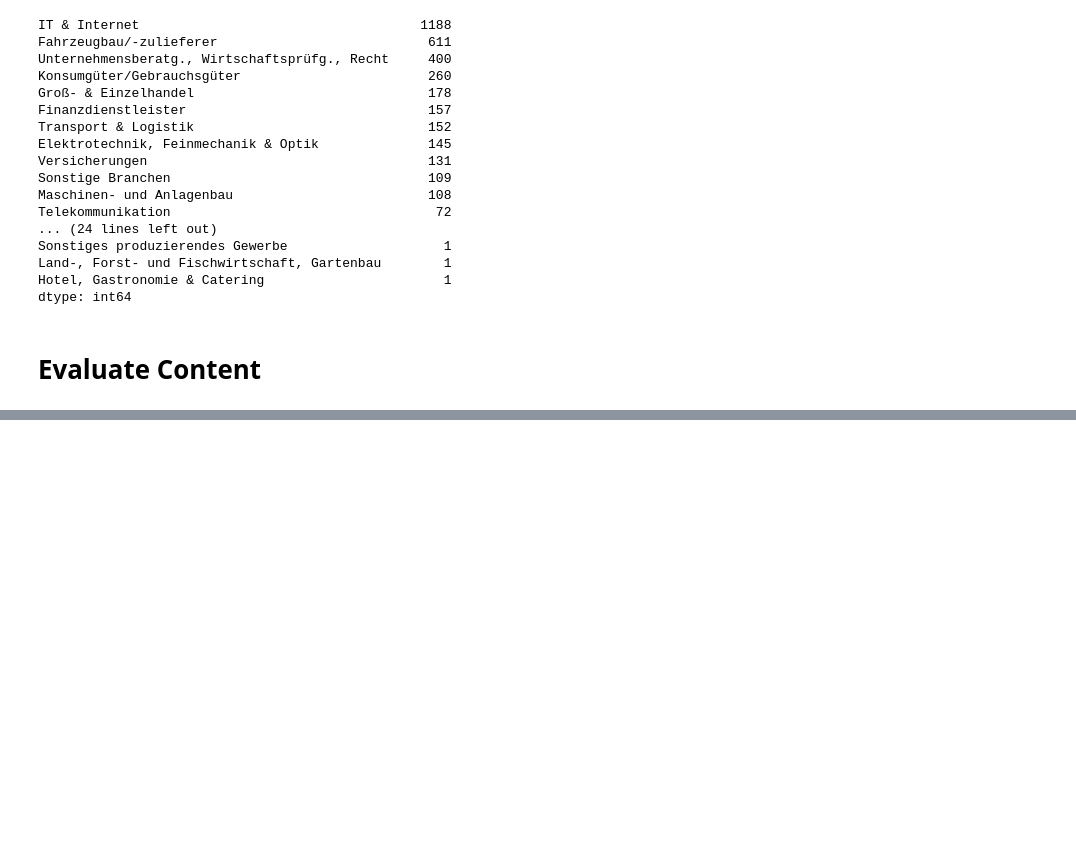
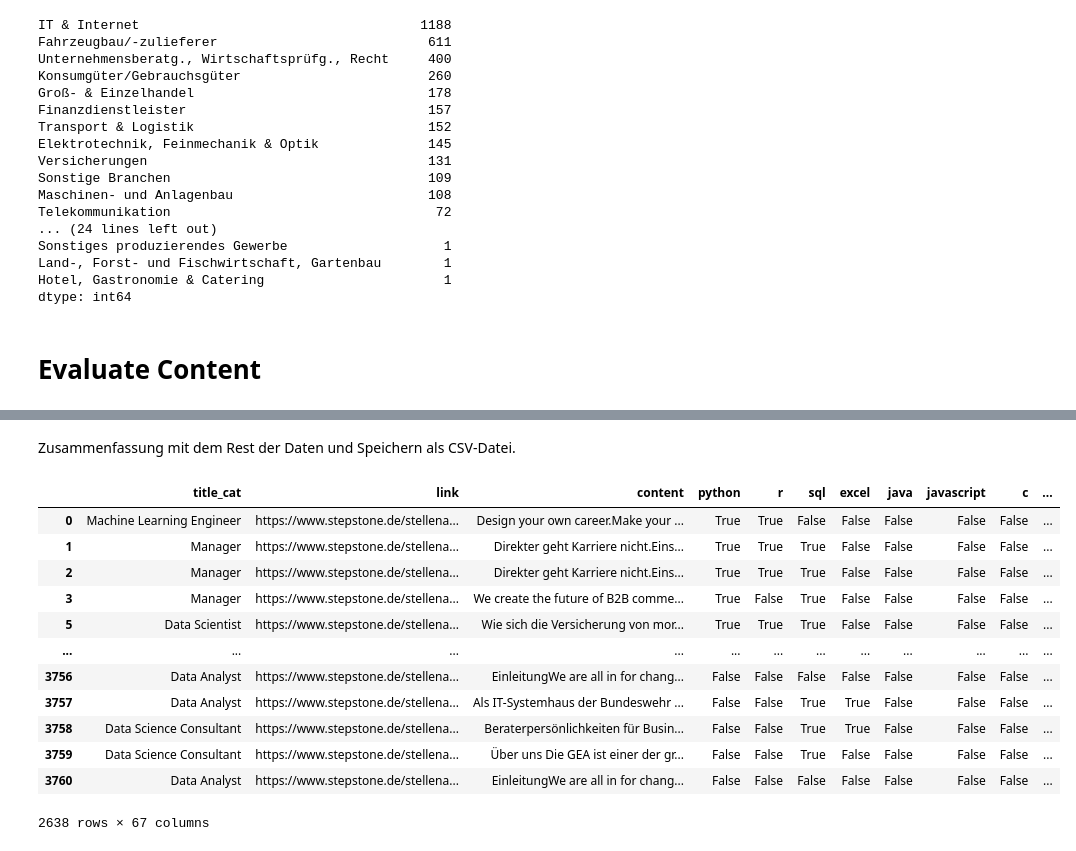
Before and after one commit to Joachim93/Data-Science-Job-Analysis, a Jupyter notebook: Data_Cleaning.ipynb, the cells around one changed output, grey strips where cells are left out. Drawn from its saved outputs; the diff is of its cells as text; code cells hidden in the pictures; blank space fills up the shorter version.

Commit message:
extract experience level

```diff
--- a/Data_Cleaning.ipynb
+++ b/Data_Cleaning.ipynb
@@ -1120,0 +1012,3 @@ l + ["a"]
+# %%
+experience = df_model["content"].str.extract("(\S+) ?Jahre?n? ?(Beruf|\S*erfahrung|relevant|praktisch|einschlägig|fundiert|Expertise)", flags=re.IGNORECASE)
+experience[0].value_counts().head(20)
@@ -1120,0 +1176,4 @@ l + ["a"]
+# %%
+df_experience["experience_bins"] = df_experience["experience"].replace({"1": "little", "2": "little", "3": "some", "4": "some", "5": "much",
+                                                                 "6": "much", "7": "much", "8": "much", "9": "much", "10": "much"})
+df_experience["experience_bins"].value_counts()
@@ -1120,0 +1187,3 @@ l + ["a"]
+# %%
+experience_dummies = pd.get_dummies(df_experience["experience_bins"])
+experience_dummies
@@ -1120,0 +1204,19 @@ l + ["a"]
+# %% [markdown]
+Zusammenfassung mit dem Rest der Daten und Speichern als CSV-Datei.
+# %%
+results = pd.merge(requirements, experience_dummies, left_index=True, right_index=True)
+results
+# %% [output]
+|  | title_cat | link | content | python | r | sql | excel | java | javascript | c | ... |
+| 0 | Machine Learning Engineer | https://www.stepstone.de/stellena... | Design your own career.Make your ... | True | True | False | False | False | False | False | ... |
+| 1 | Manager | https://www.stepstone.de/stellena... | Direkter geht Karriere nicht.Eins... | True | True | True | False | False | False | False | ... |
+| 2 | Manager | https://www.stepstone.de/stellena... | Direkter geht Karriere nicht.Eins... | True | True | True | False | False | False | False | ... |
+| 3 | Manager | https://www.stepstone.de/stellena... | We create the future of B2B comme... | True | False | True | False | False | False | False | ... |
+| 5 | Data Scientist | https://www.stepstone.de/stellena... | Wie sich die Versicherung von mor... | True | True | True | False | False | False | False | ... |
+| ... | ... | ... | ... | ... | ... | ... | ... | ... | ... | ... | ... |
+| 3756 | Data Analyst | https://www.stepstone.de/stellena... | EinleitungWe are all in for chang... | False | False | False | False | False | False | False | ... |
+| 3757 | Data Analyst | https://www.stepstone.de/stellena... | Als IT-Systemhaus der Bundeswehr ... | False | False | True | True | False | False | False | ... |
+| 3758 | Data Science Consultant | https://www.stepstone.de/stellena... | Beraterpersönlichkeiten für Busin... | False | False | True | True | False | False | False | ... |
+| 3759 | Data Science Consultant | https://www.stepstone.de/stellena... | Über uns Die GEA ist einer der gr... | False | False | True | False | False | False | False | ... |
+| 3760 | Data Analyst | https://www.stepstone.de/stellena... | EinleitungWe are all in for chang... | False | False | False | False | False | False | False | ... |
+2638 rows × 67 columns
```
Also changed, not shown: parts of 35 cells of this notebook, 1 other file.
